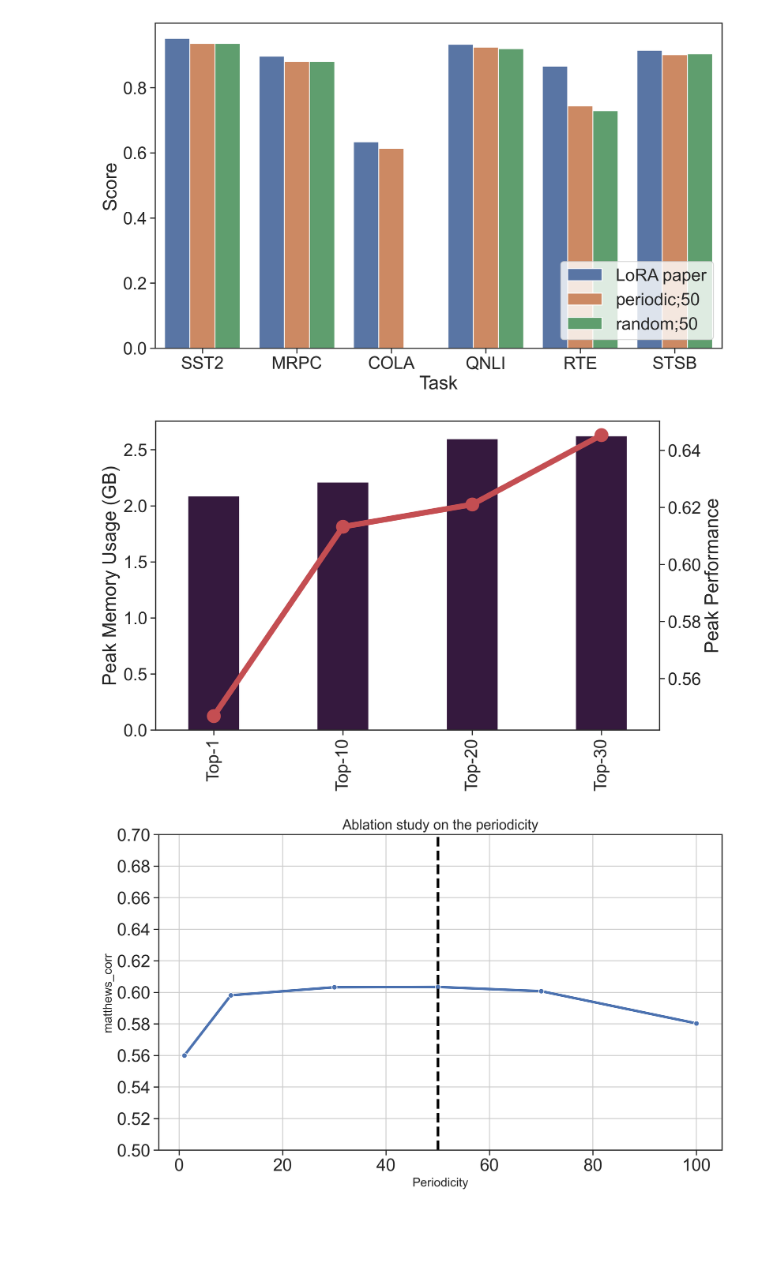
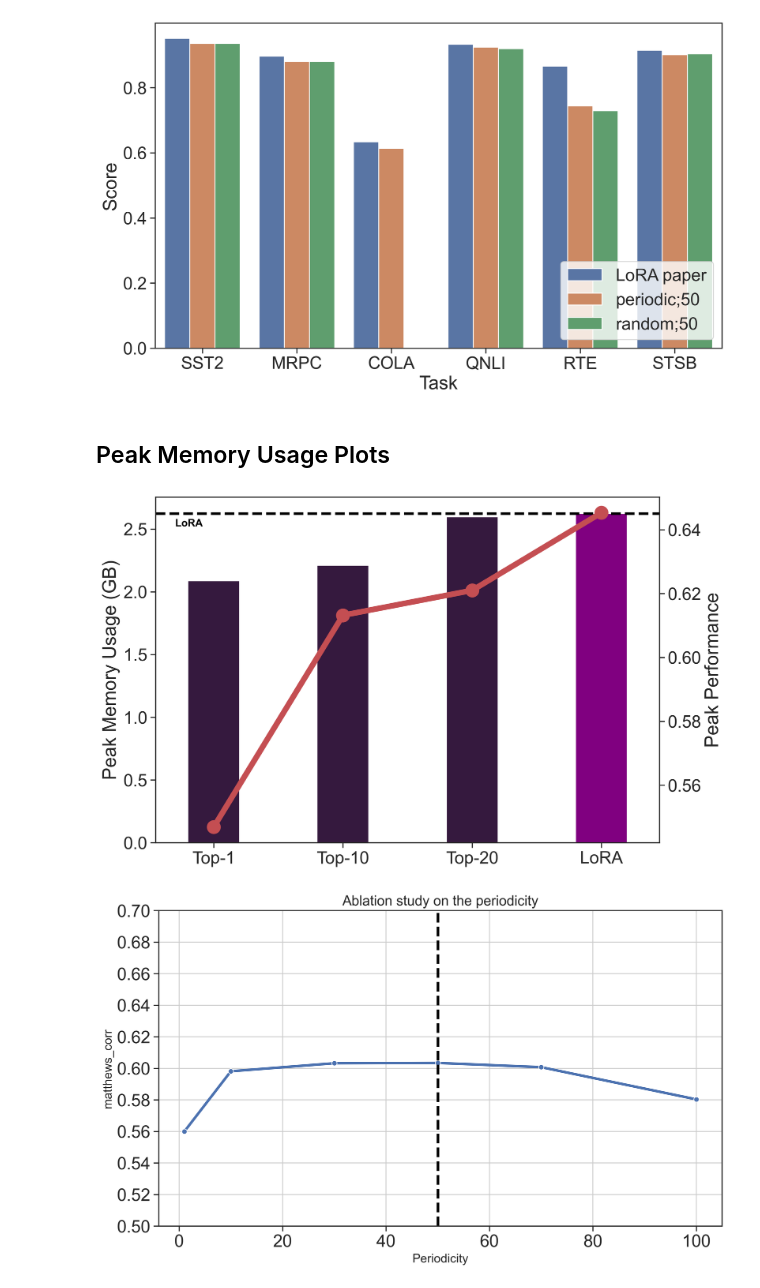
Before and after one commit to JesseBrouw/FoMo-LoRA, a Jupyter notebook: notebooks/tables.ipynb, the cells around one changed output. Drawn from its saved outputs; the diff is of its cells as text; code cells hidden in the pictures; blank space fills up the shorter version.

```diff
--- a/notebooks/tables.ipynb
+++ b/notebooks/tables.ipynb
@@ -11,8 +11,18 @@ import pandas as pd
 import seaborn as sns
 
 table_path = Path("tables")
+figure_path = Path("figures")
 if not table_path.exists():
     table_path.mkdir(exist_ok=True)
+if not figure_path.exists():
+    figure_path.mkdir(exist_ok=True)
+
+sns.set_theme(
+    context="notebook",
+    style="ticks",
+    font_scale=1.8,
+    rc={"figure.dpi": 300, "figure.constrained_layout.use": True, "lines.linewidth": 3, "figure.figsize": (6,3)},
+)
 # %% [markdown]
 ## RoBERTa Base Results
 # %%
@@ -354,31 +358,43 @@ create_barplot(
     )
 # %% [output]
 [figure]
+# %% [markdown]
+## Peak Memory Usage Plots
 # %%
 # Peak memory usage vs Peak performance
 # Top 1, Top 10, Top 20, Top 30
 data = {
     "Top-1":  [2.087, 0.5469],
     "Top-10": [2.210, 0.6132],
     "Top-20": [2.5967, 0.621],
-    "Top-30": [2.6239, 0.6453]
+    "LoRA": [2.6239, 0.6453]
 }
 
-sns.set_palette("rocket")
+sns.set_palette('rocket')
 
 # Produce a bar plot that shows peak memory usage (the first y-axis) and on the other y-axis a line plot that shows peak performance
 df = pd.DataFrame(data).T
 df.columns = ['Peak Memory Usage (GB)', 'Peak Performance (Accuracy)']
 fig, ax1 = plt.subplots(figsize=(10, 6))
 ax2 = ax1.twinx()
 df['Peak Memory Usage (GB)'].plot(kind='bar', ax=ax1, width=0.4, position=0.5)
 df['Peak Performance (Accuracy)'].plot(kind='line', ax=ax2, color='r', marker='o', linewidth=6.5, markersize=15)
 ax1.set_ylabel('Peak Memory Usage (GB)')
+
+# Set only the last bar to be red
+ax1.patches[-1].set_facecolor('purple')
+# Draw a line on the last break
+ax1.axhline(data['LoRA'][0], color='black', linestyle='--')
+ax1.text(-0.3, -0.1 + data['LoRA'][0], 'LoRA', fontsize=12, color='black', fontweight='bold')
+
 ax2.set_ylabel('Peak Performance')
+# Rotation
+ax1.set_xticks(ax1.get_xticks(), ax1.get_xticklabels(),rotation=0)
 # plt.title('Peak Memory Usage vs Peak Performance [RoBERTa-base]')
+fig.savefig(figure_path / 'peak_memory_vs_performance.png', dpi=300, bbox_inches='tight')
 plt.show()
 # %% [output]
-[figure, old version]
+[figure, new version]
 # %%
 # Periodicity ablation DynaLoRA
 #  task=cola
```
Also changed, not shown: parts of 1 cell of this notebook, 6 other files.
